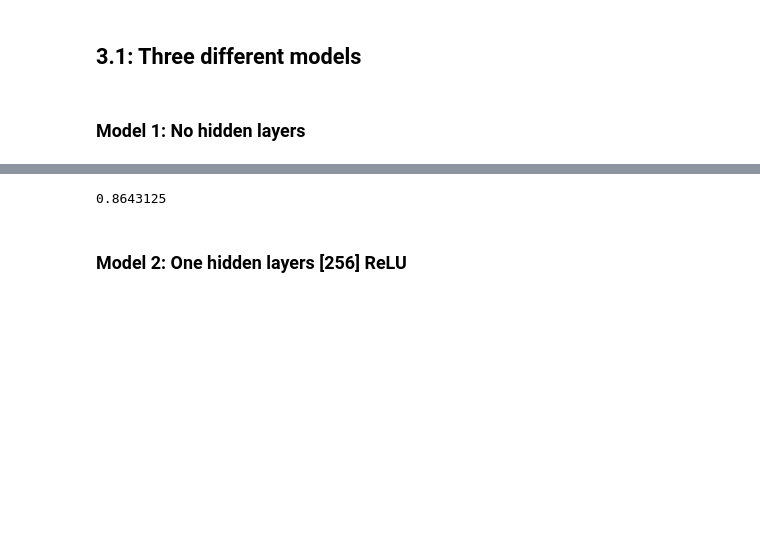
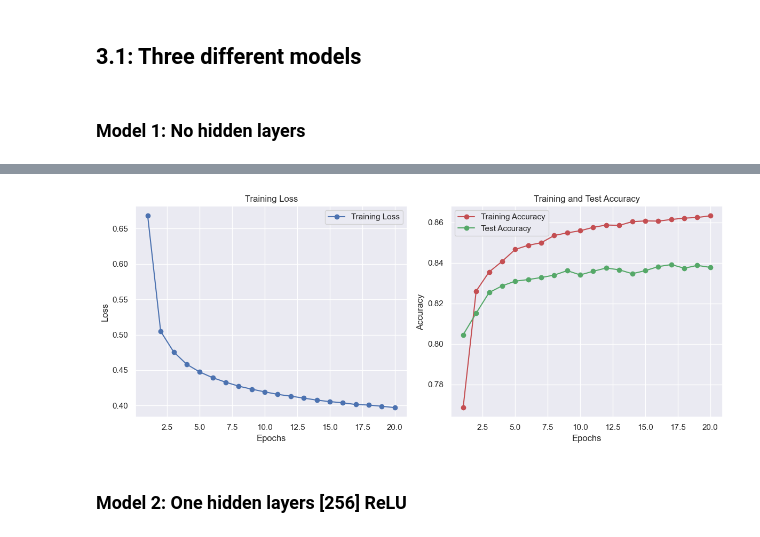
Before and after one commit to NickMilin/COMP551_A3, a Jupyter notebook: COMP551_A3.ipynb, the cells around one changed output, grey strips where cells are left out. Drawn from its saved outputs; the diff is of its cells as text; code cells hidden in the pictures; blank space fills up the shorter version.

Commit message:
Added history and plot function

```diff
--- a/COMP551_A3.ipynb
+++ b/COMP551_A3.ipynb
@@ -295,5 +345,5 @@ def evaluate_acc(true, pred):
 ### Model 1: No hidden layers
 # %%
 model1 = MLP(activation_function=relu(), num_hidden_layers=0, units=[])
-model1.fit(train_loader, 0.01, 20)
+model1.fit(train_loader, test_loader, 0.01, 20)
 # %% [output]
@@ -320,23 +370,7 @@ Epoch 20/20, Loss: 0.3966, Accuracy: 0.8638
-# %%
-all_y_true = []
-all_y_pred = []
-
-for X_batch, y_batch in train_loader:
-    X_batch_np = X_batch.numpy()
-    y_batch_np = y_batch.numpy()
-
-    y_pred = model1.predict(X_batch_np)
-
-    all_y_true.extend(y_batch_np)
-    all_y_pred.extend(y_pred)
-
-# Convert lists to numpy arrays for evaluation
-all_y_true_np = np.array(all_y_true)
-all_y_pred_np = np.array(all_y_pred)
-
-print(evaluate_acc(all_y_true_np, all_y_pred_np))
-# %% [output]
-0.8643125
+# %%
+model1.plot_history()
+# %% [output]
+[figure, added]
 # %% [markdown]
 ### Model 2: One hidden layers [256] ReLU
 # %%
```
Also changed, not shown: parts of 12 cells of this notebook.
